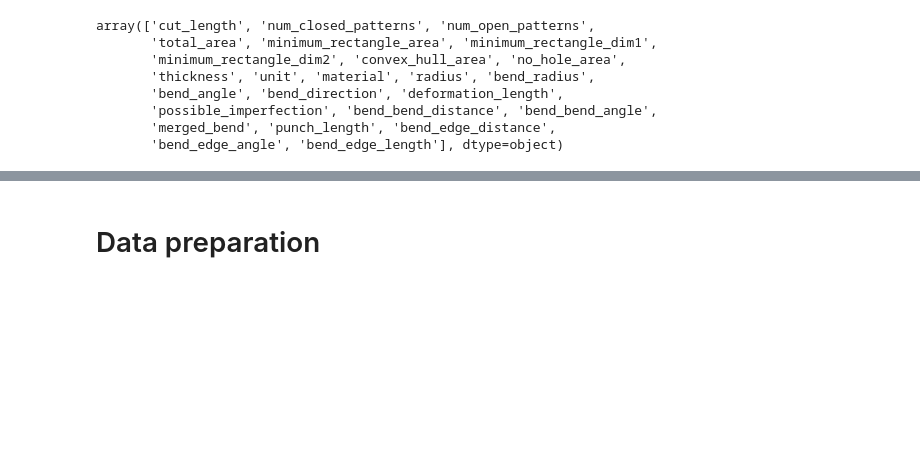
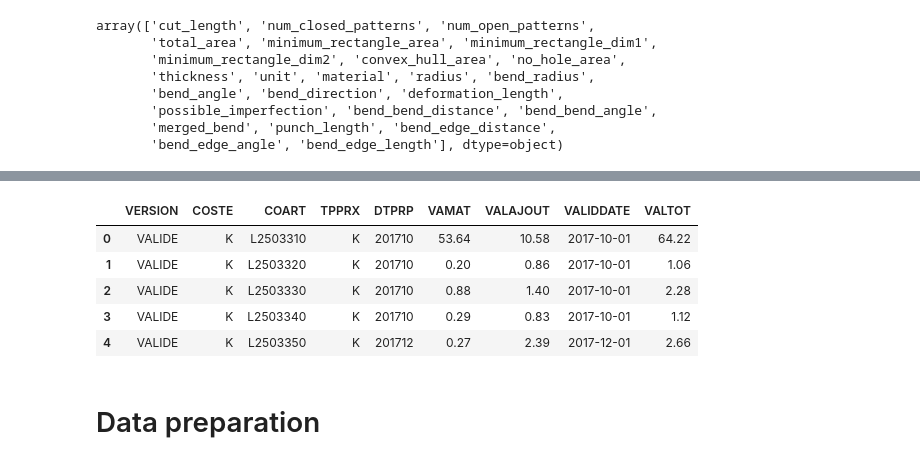
Before and after one commit to rudloffl/sheet-metal-cost-calculator, a Jupyter notebook: Y1 - Notebooks/B2 - data exploration.ipynb, the cells around one changed output, grey strips where cells are left out. Cells and saved outputs as stored; diff of their text form; code cells hidden in the pictures; blank space fills up the shorter version.

```diff
--- a/Notebooks/B2 - data exploration.ipynb
+++ b/Y1 - Notebooks/B2 - data exploration.ipynb
@@ -33,0 +36,4 @@ array(['cut_length', 'num_closed_patterns', 'num_open_patterns',
+# %%
+priceset = pd.read_excel('../Y3 - Sample EXCEL/Valorisation_codes_L_extrait.xls')
+print(priceset.shape)
+priceset.head()
@@ -33,0 +48,4 @@ array(['cut_length', 'num_closed_patterns', 'num_open_patterns',
+# %%
+#Date conversion
+priceset['VALIDDATE'] = priceset['DTPRP'].apply(lambda x:pd.to_datetime(x, format='%Y%m', errors='ignore'))
+priceset.head()
@@ -34,3 +59,14 @@ array(['cut_length', 'num_closed_patterns', 'num_open_patterns',
+# %%
+#Total value calculation
+priceset['VALTOT'] = priceset['VAMAT'] + priceset['VALAJOUT']
+priceset.head()
+# %% [output]
+|  | VERSION | COSTE | COART | TPPRX | DTPRP | VAMAT | VALAJOUT | VALIDDATE | VALTOT |
+| 0 | VALIDE | K | L2503310 | K | 201710 | 53.64 | 10.58 | 2017-10-01 | 64.22 |
+| 1 | VALIDE | K | L2503320 | K | 201710 | 0.20 | 0.86 | 2017-10-01 | 1.06 |
+| 2 | VALIDE | K | L2503330 | K | 201710 | 0.88 | 1.40 | 2017-10-01 | 2.28 |
+| 3 | VALIDE | K | L2503340 | K | 201710 | 0.29 | 0.83 | 2017-10-01 | 1.12 |
+| 4 | VALIDE | K | L2503350 | K | 201712 | 0.27 | 2.39 | 2017-12-01 | 2.66 |
 # %% [markdown]
 # Data preparation
 # %%
```
Also changed, not shown: parts of 5 cells of this notebook, 7 other files.
